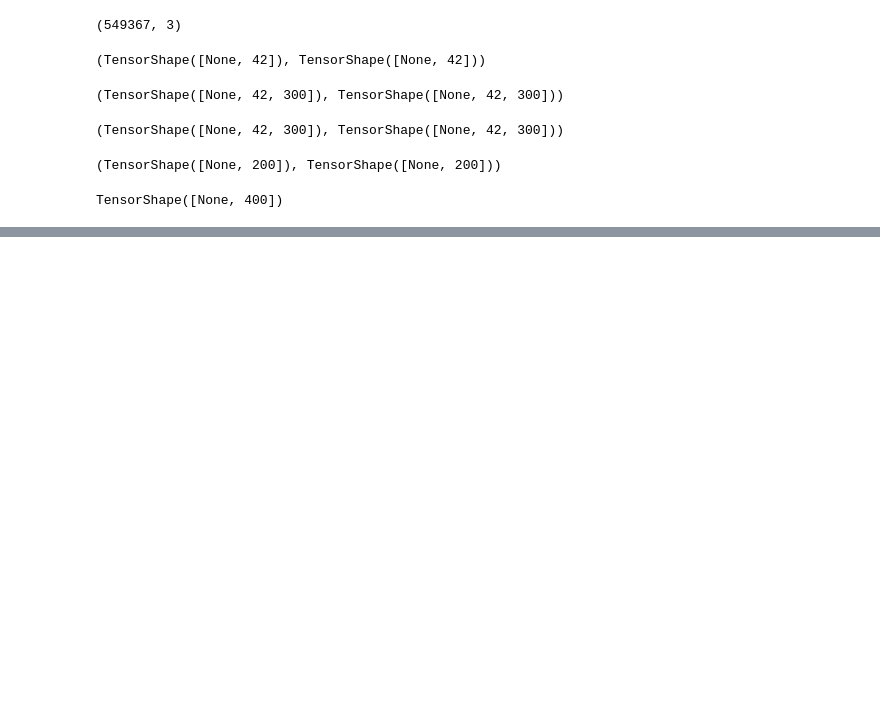
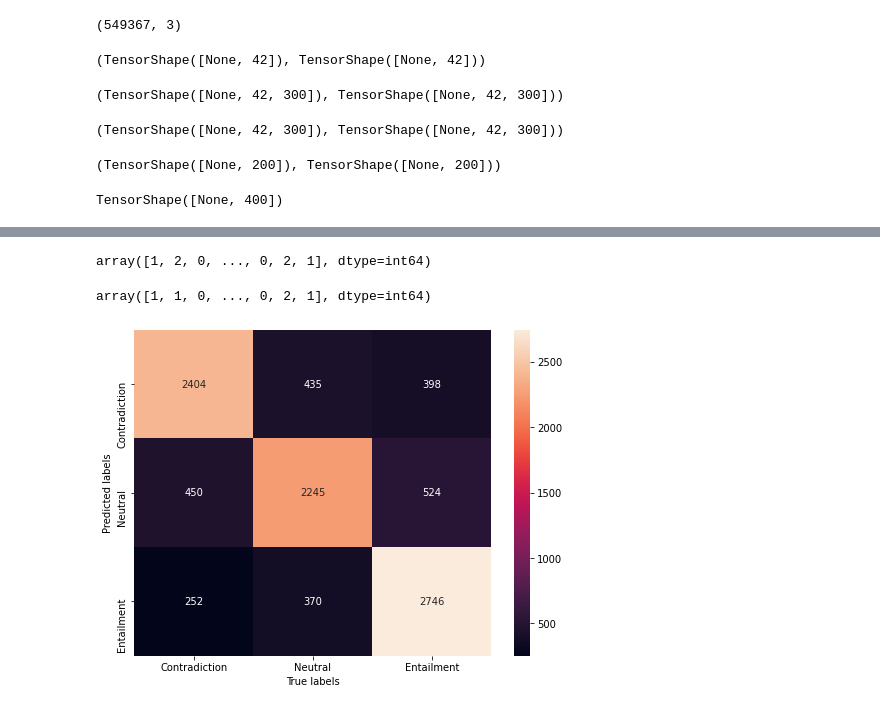
Before and after one commit to sm823zw/Natural-Language-Inference, a Jupyter notebook: main.ipynb, the cells around one changed output, grey strips where cells are left out. Saved outputs shown, nothing was run; the diff lists cells and outputs as text; code cells hidden in the pictures; blank space fills up the shorter version.

```diff
--- a/main.ipynb
+++ b/main.ipynb
@@ -192,0 +194,3 @@ plt.show()
+# %%
+test_data = data[3:]
+test_data = preprocess_testdata(test_data, MAX_SEQ_LEN)
@@ -192,0 +202,6 @@ plt.show()
+# %%
+try:
+    model = tf.keras.models.load_model('./Trained Models/baseline_0.001_0_1_100_300D_1.h5')
+except:
+    print("Trained model does not exist. Please train the model.\n")
+    exit(0)
@@ -192,0 +214,21 @@ plt.show()
+# %%
+Y_pred = model.predict([test_data[0], test_data[1]])
+Y_pred = np.argmax(Y_pred, axis=1)
+Y_test = np.argmax(test_data[2], axis=1)
+# %%
+Y_test
+# %% [output]
+array([1, 2, 0, ..., 0, 2, 1], dtype=int64)
+# %%
+Y_pred
+# %% [output]
+array([1, 1, 0, ..., 0, 2, 1], dtype=int64)
+# %%
+plt.figure(figsize=(8, 6))
+ticks = ['Contradiction', 'Neutral', 'Entailment']
+sns.heatmap(confusion_matrix(Y_test, Y_pred), annot=True, fmt='g', xticklabels=ticks, yticklabels=ticks)
+plt.xlabel("True labels")
+plt.ylabel("Predicted labels")
+plt.savefig('./figures/model_conf_0.001_0_1_100_300D_1.png')
+# %% [output]
+[figure, added]
```
Also changed, not shown: parts of 13 cells of this notebook, 9 other files.
